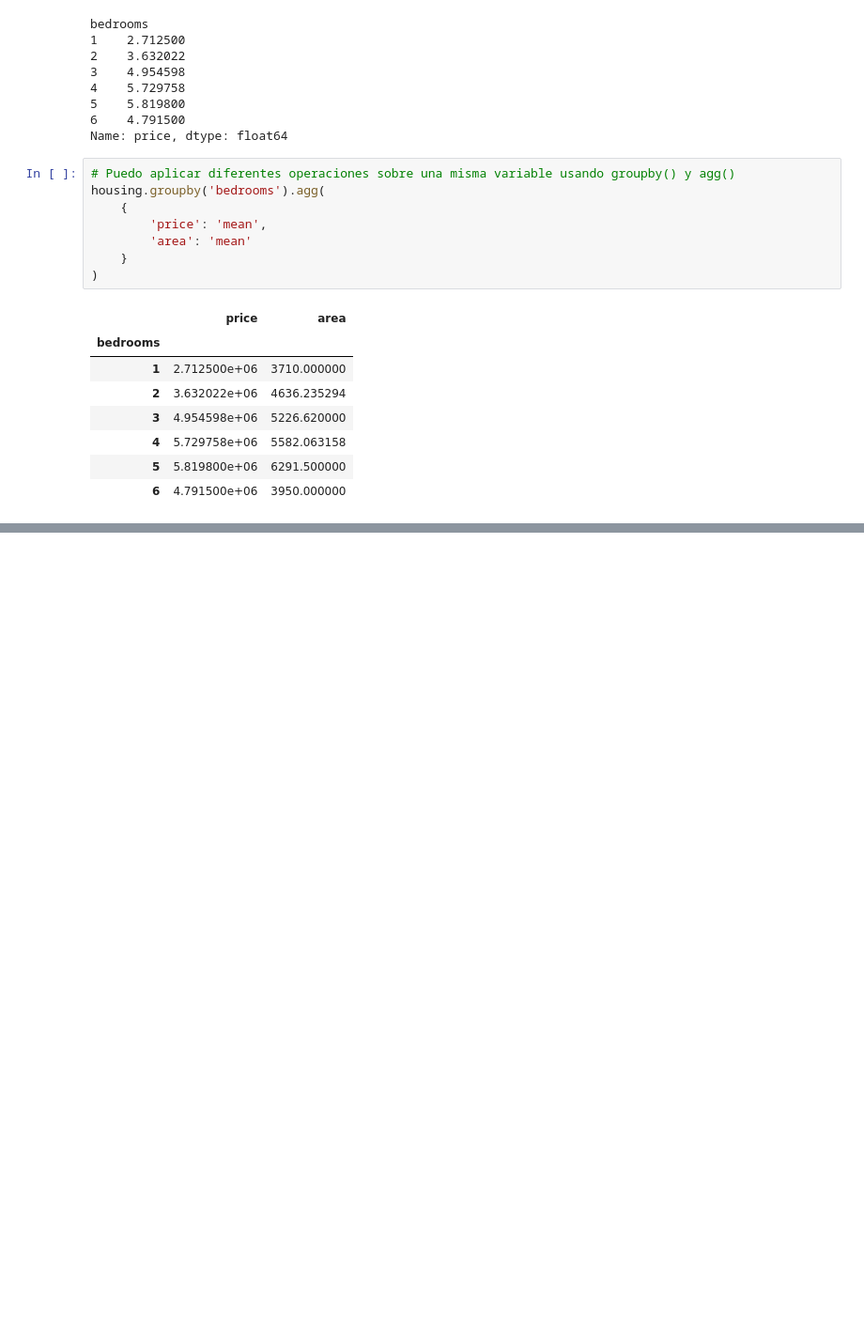
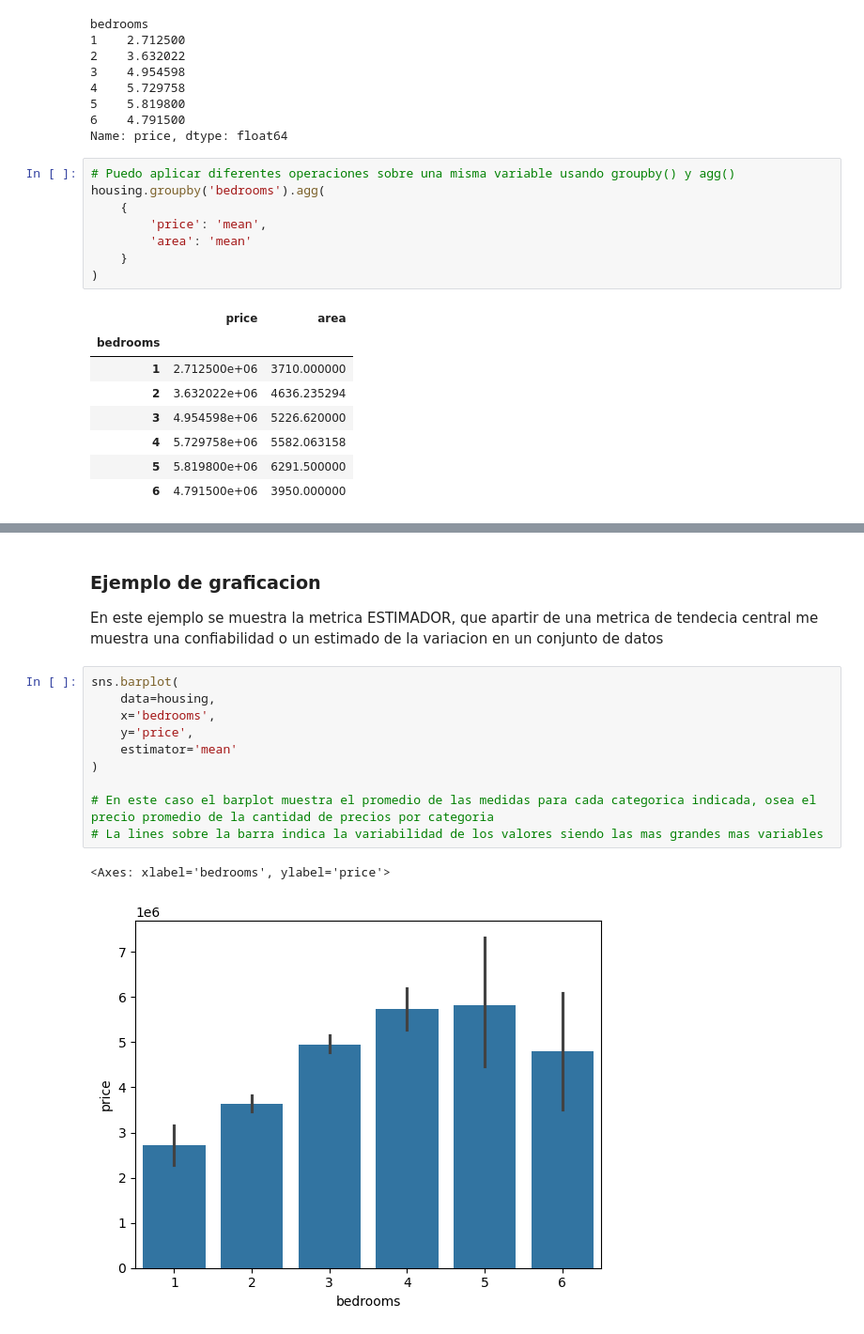
Before and after one commit to CabHug/Portfolio, a Jupyter notebook: Practicas/practica-pandas.ipynb, the cells around one changed output, grey strips where cells are left out. Shown at 94% size. Cells and saved outputs as stored; diff of their text form; blank space fills up the shorter version.

```diff
--- a/Practicas/practica-pandas.ipynb
+++ b/Practicas/practica-pandas.ipynb
@@ -340,0 +342,18 @@ housing.groupby('bedrooms').agg(
+# %% [markdown]
+### Ejemplo de graficacion
+
+En este ejemplo se muestra la metrica ESTIMADOR, que apartir de una metrica de tendecia central me
+muestra una confiabilidad o un estimado de la variacion en un conjunto de datos
+# %%
+sns.barplot(
+    data=housing,
+    x='bedrooms',
+    y='price',
+    estimator='mean'
+)
+
+# En este caso el barplot muestra el promedio de las medidas para cada categorica indicada, osea el precio promedio de la cantidad de precios por categoria
+# La lines sobre la barra indica la variabilidad de los valores siendo las mas grandes mas variables
+# %% [output]
+<Axes: xlabel='bedrooms', ylabel='price'>
+[figure, added]
```
Also changed, not shown: parts of 2 cells of this notebook, 4 other files.
